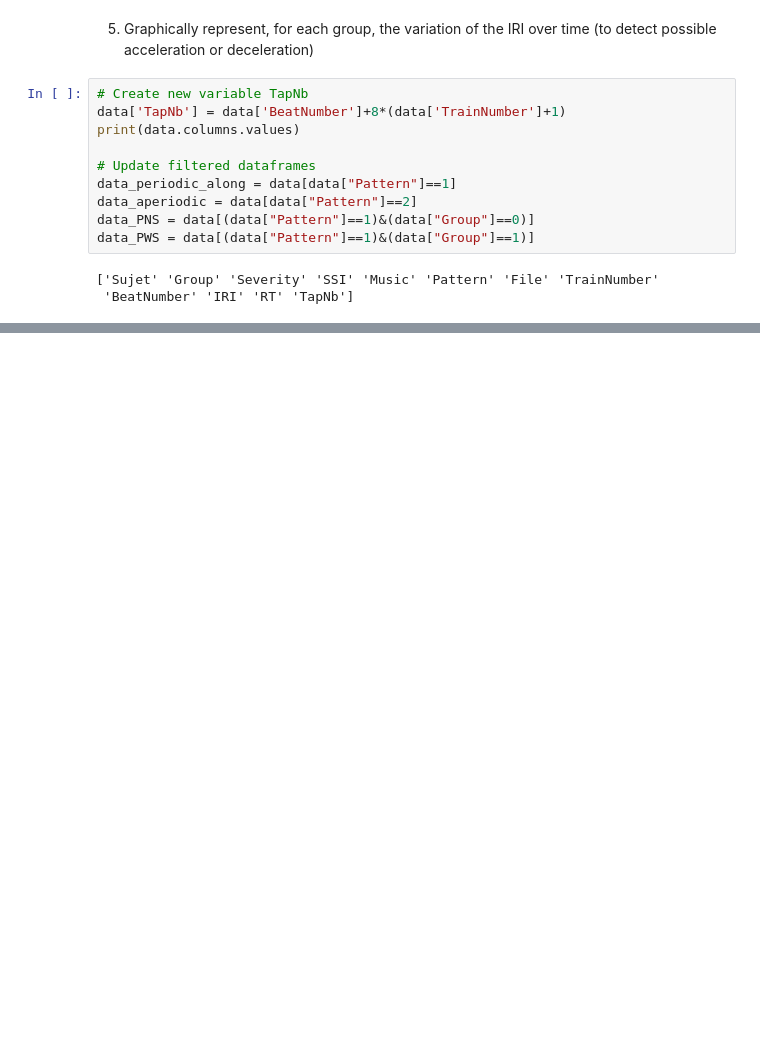
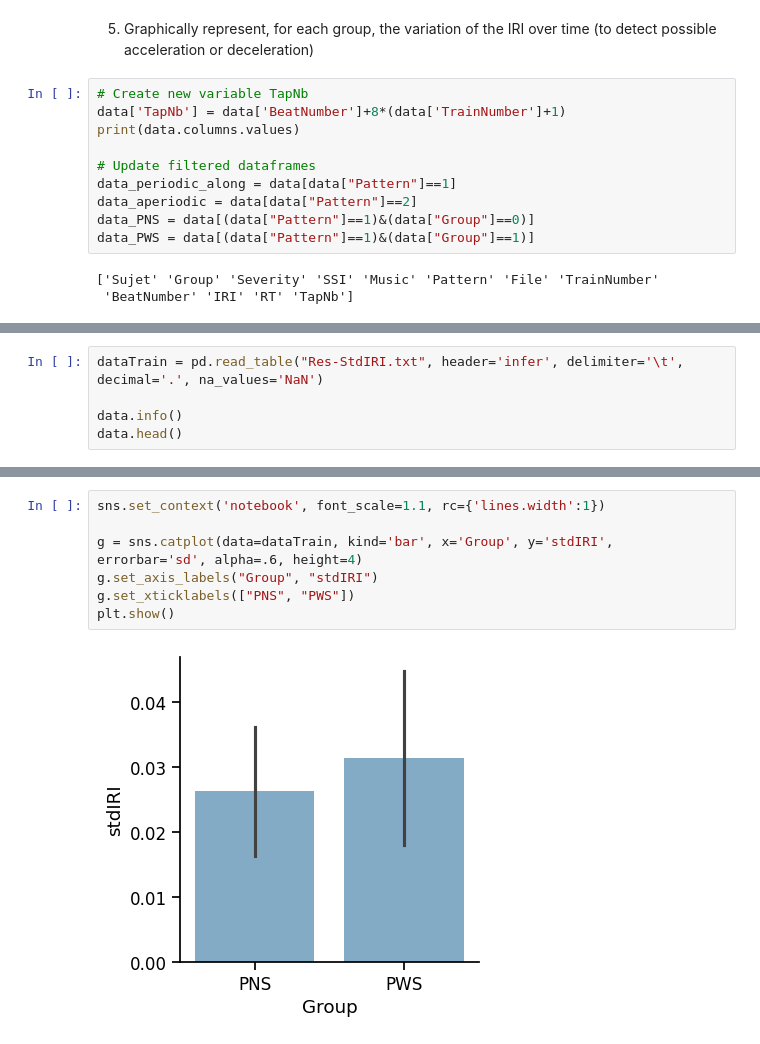
Before and after one commit to CodeNachos/expdesign, a Jupyter notebook: TP3/tp3.ipynb, the cells around one changed output, grey strips where cells are left out. Cells and saved outputs as stored; diff of their text form; blank space fills up the shorter version.

```diff
--- a/TP3/tp3.ipynb
+++ b/TP3/tp3.ipynb
@@ -103,0 +124,5 @@ plt.show()
+# %%
+dataTrain = pd.read_table("Res-StdIRI.txt", header='infer', delimiter='\t', decimal='.', na_values='NaN')
+
+data.info()
+data.head()
@@ -103,0 +155,9 @@ plt.show()
+# %%
+sns.set_context('notebook', font_scale=1.1, rc={'lines.width':1})
+
+g = sns.catplot(data=dataTrain, kind='bar', x='Group', y='stdIRI', errorbar='sd', alpha=.6, height=4)
+g.set_axis_labels("Group", "stdIRI")
+g.set_xticklabels(["PNS", "PWS"])
+plt.show()
+# %% [output]
+[figure, added]
```
Also changed, not shown: parts of 18 cells of this notebook, 2 other files.
